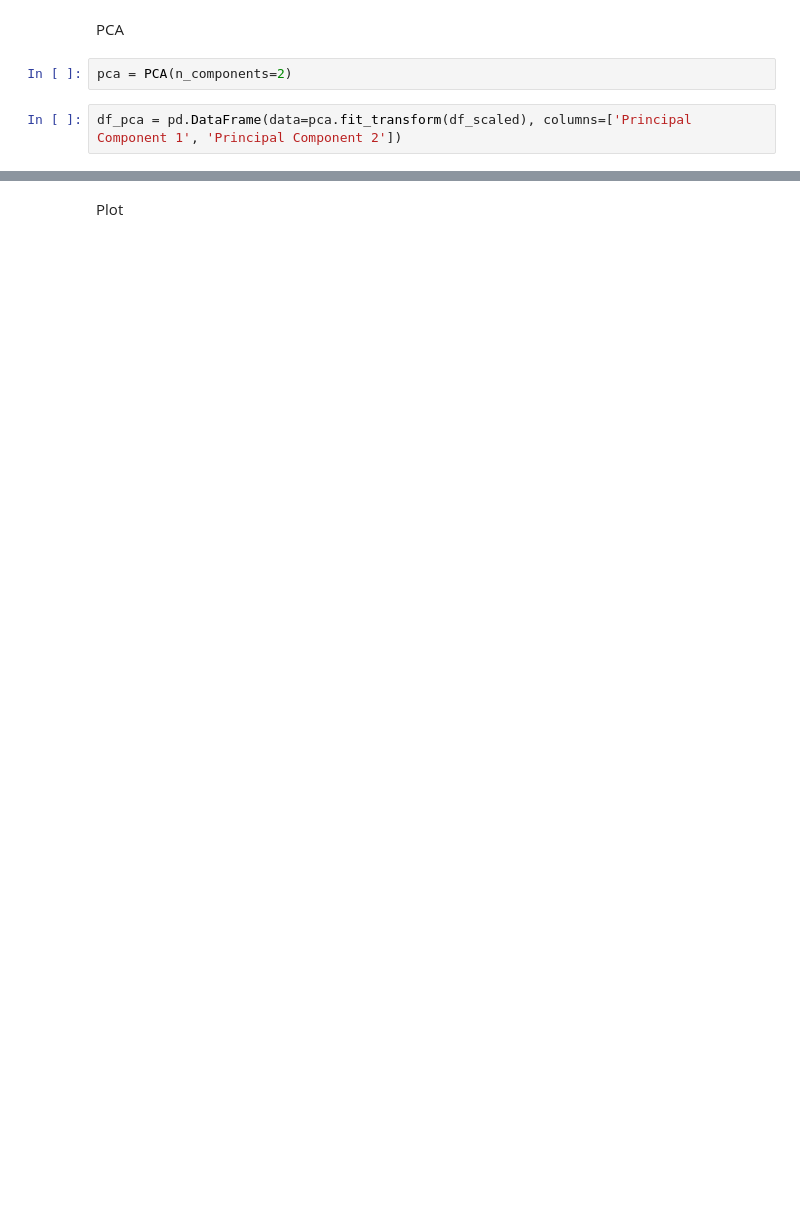
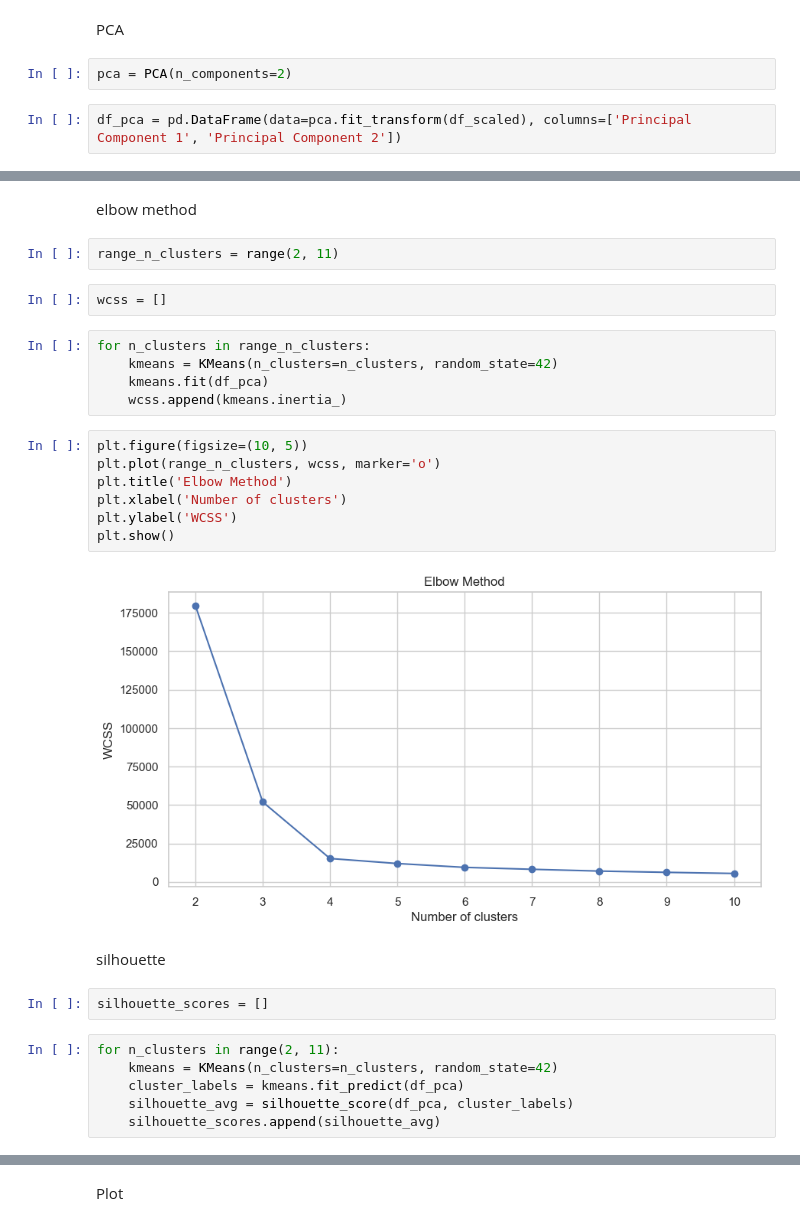
Before and after one commit to peerapat-t/Full-customer-funnel-and-machine-learing, a Jupyter notebook: 02. customer segmentation.ipynb, the cells around one changed output, grey strips where cells are left out. Drawn from its saved outputs; the diff is of its cells as text; blank space fills up the shorter version.

```diff
--- a/02. customer segmentation.ipynb
+++ b/02. customer segmentation.ipynb
@@ -847,0 +852,30 @@ plt.show()
+# %% [markdown]
+elbow method
+# %%
+range_n_clusters = range(2, 11)
+# %%
+wcss = []
+# %%
+for n_clusters in range_n_clusters:
+    kmeans = KMeans(n_clusters=n_clusters, random_state=42)
+    kmeans.fit(df_pca)
+    wcss.append(kmeans.inertia_)
+# %%
+plt.figure(figsize=(10, 5))
+plt.plot(range_n_clusters, wcss, marker='o')
+plt.title('Elbow Method')
+plt.xlabel('Number of clusters')
+plt.ylabel('WCSS')
+plt.show()
+# %% [output]
+[figure, added]
+# %% [markdown]
+silhouette
+# %%
+silhouette_scores = []
+# %%
+for n_clusters in range(2, 11):
+    kmeans = KMeans(n_clusters=n_clusters, random_state=42)
+    cluster_labels = kmeans.fit_predict(df_pca)
+    silhouette_avg = silhouette_score(df_pca, cluster_labels)
+    silhouette_scores.append(silhouette_avg)
```
Also changed, not shown: parts of 44 cells of this notebook, 7 other files.
